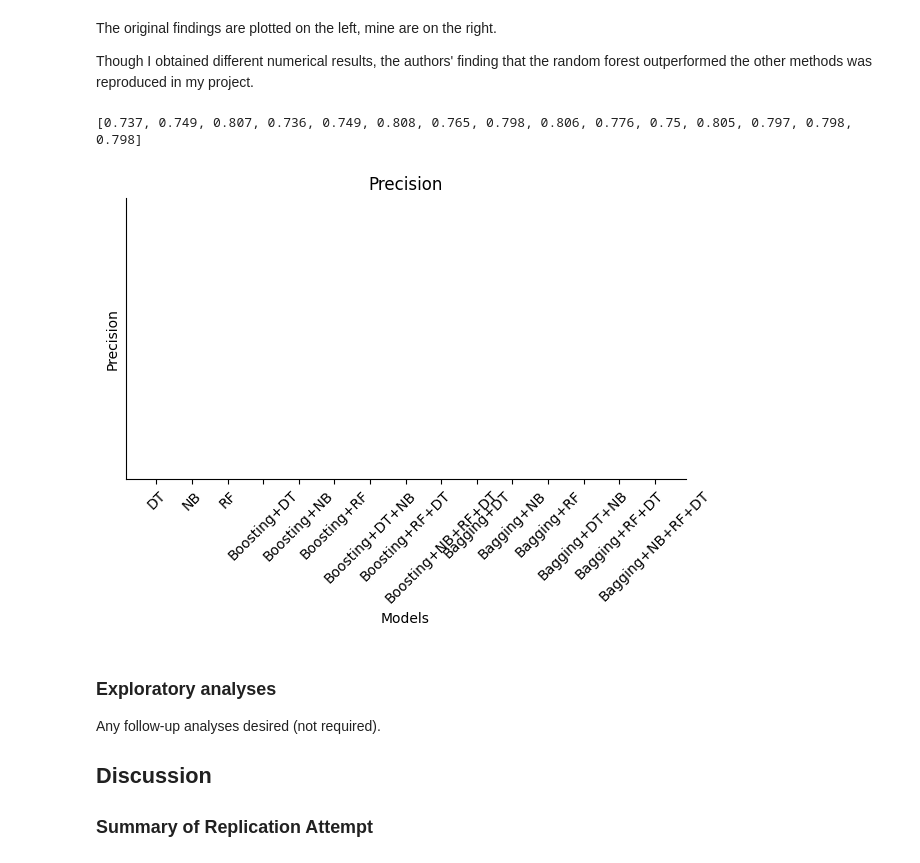
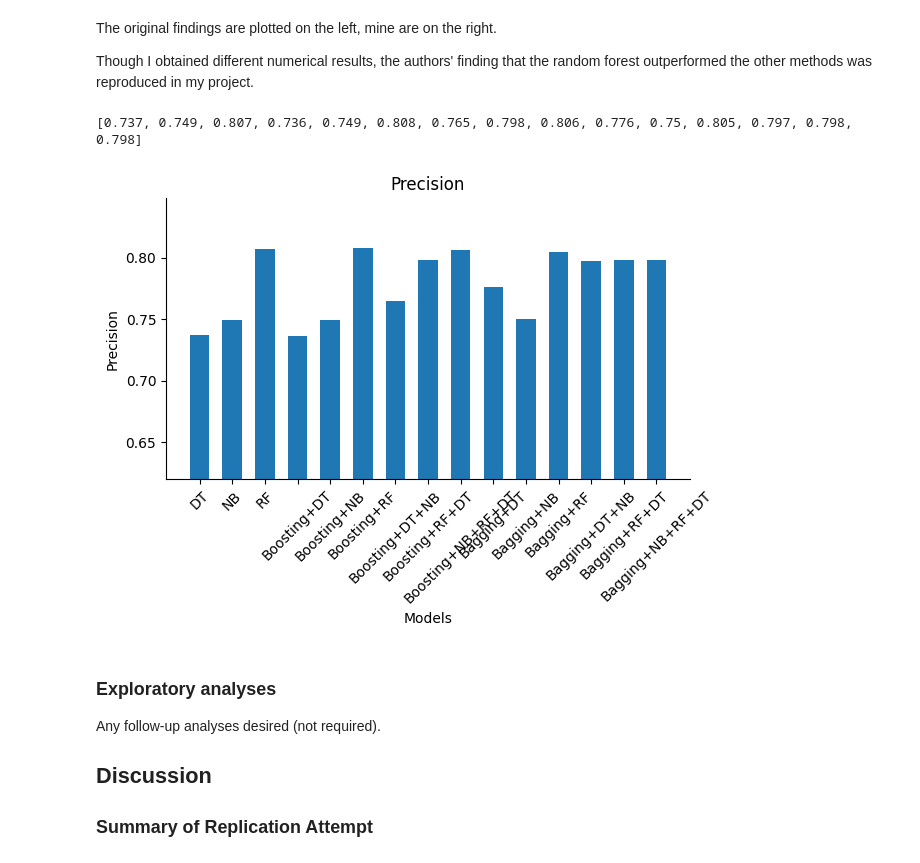
Before and after one commit to ucsd-psych201a/alsulami2023, a Jupyter notebook: writeup/Reproducibility Report.ipynb, the cells around one changed output. Drawn from its saved outputs; the diff is of its cells as text; code cells hidden in the pictures.

```diff
--- a/writeup/Reproducibility Report.ipynb
+++ b/writeup/Reproducibility Report.ipynb
@@ -812,26 +820,26 @@ Though I obtained different numerical results, the authors' finding that the ran
 # %%
 # Code to plot all precision:
 
 precision = [model[1] for model in results.values()]
 print(precision)
 
 # Plot the bar chart for accuracies
-plt.bar(results.keys(), precision, width=0.3)
+plt.bar(results.keys(), precision, width=0.6)
 plt.title("Precision")
 plt.xlabel("Models")
 plt.ylabel("Precision")
-plt.ylim(62.00)
-plt.yticks(range(62, int(max(precision) + 4), 2))
+plt.ylim(0.62)
+# plt.yticks(range(62, int(max(precision) + 4), 2))
 plt.xticks(rotation=45)
 plt.gca().spines['top'].set_visible(False)
 plt.gca().spines['right'].set_visible(False)
 
 
 # Adjust layout and show the plot
 plt.tight_layout()
 # %% [output]
 [0.737, 0.749, 0.807, 0.736, 0.749, 0.808, 0.765, 0.798, 0.806, 0.776, 0.75, 0.805, 0.797, 0.798, 0.798]
-[figure, old version]
+[figure, new version]
 # %%
 results
 # %% [markdown]
```
Also changed, not shown: parts of 1 cell of this notebook.
